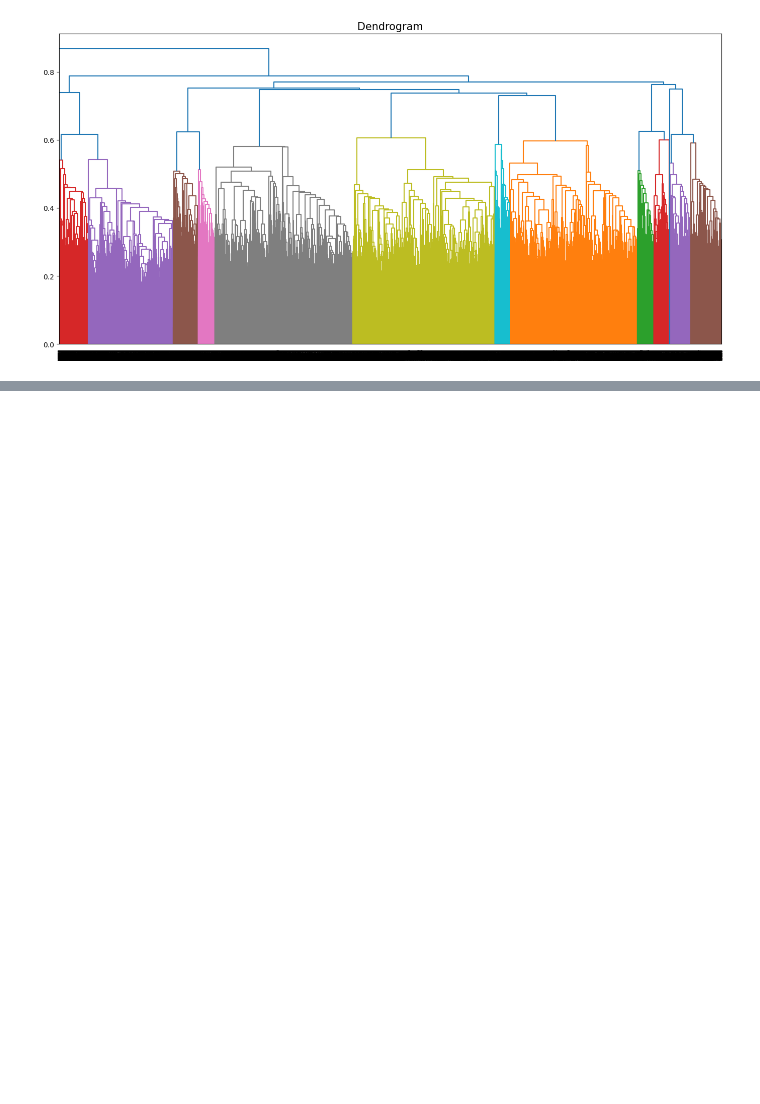
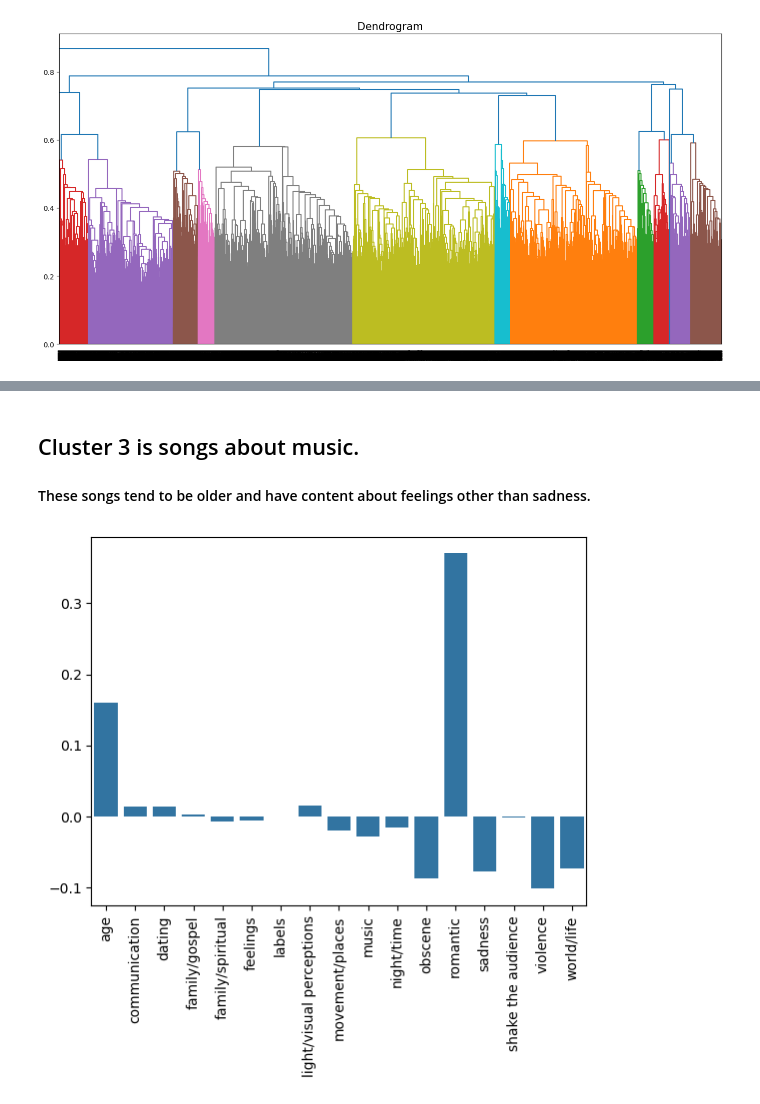
Before and after one commit to theslater11/MusicRecommendation, a Jupyter notebook: Models/Heirarchal.ipynb, the cells around one changed output, grey strips where cells are left out. Saved outputs shown, nothing was run; the diff lists cells and outputs as text; code cells hidden in the pictures; blank space fills up the shorter version.

```diff
--- a/Models/Heirarchal.ipynb
+++ b/Models/Heirarchal.ipynb
@@ -115,0 +157,12 @@ ward_clusters
+# %% [markdown]
+## Cluster 3 is songs about music.
+
+#### These songs tend to be older and have content about feelings other than sadness.
+# %%
+cluster4 = cluster4.drop(columns='labels')
+c4 = cluster4.mean() - data.mean()
+sns.barplot(c4)
+plt.xticks(rotation=90)
+plt.show()
+# %% [output]
+[figure, added]
```
Also changed, not shown: parts of 34 cells of this notebook, 4 other files.
